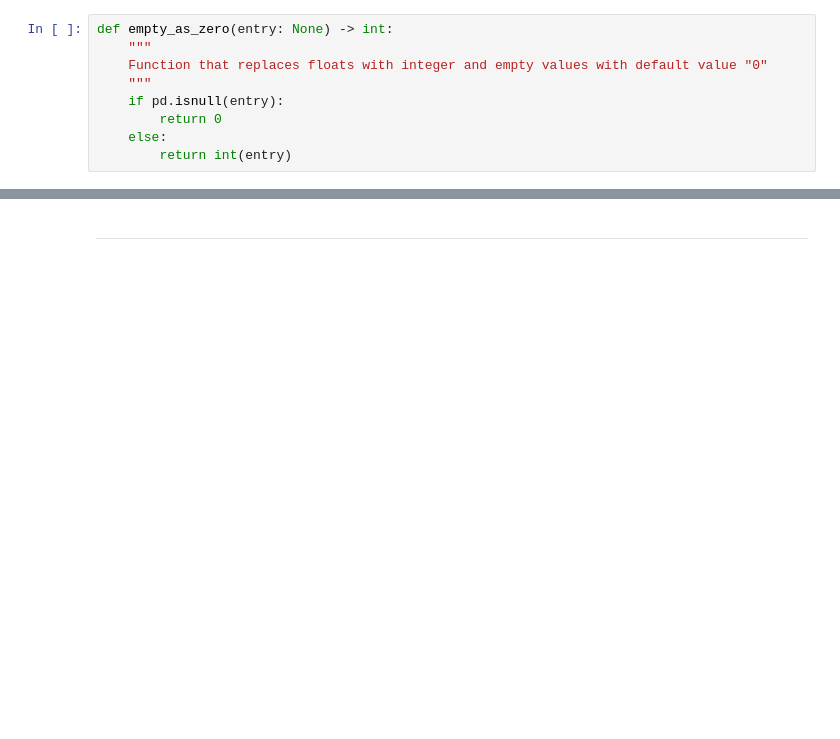
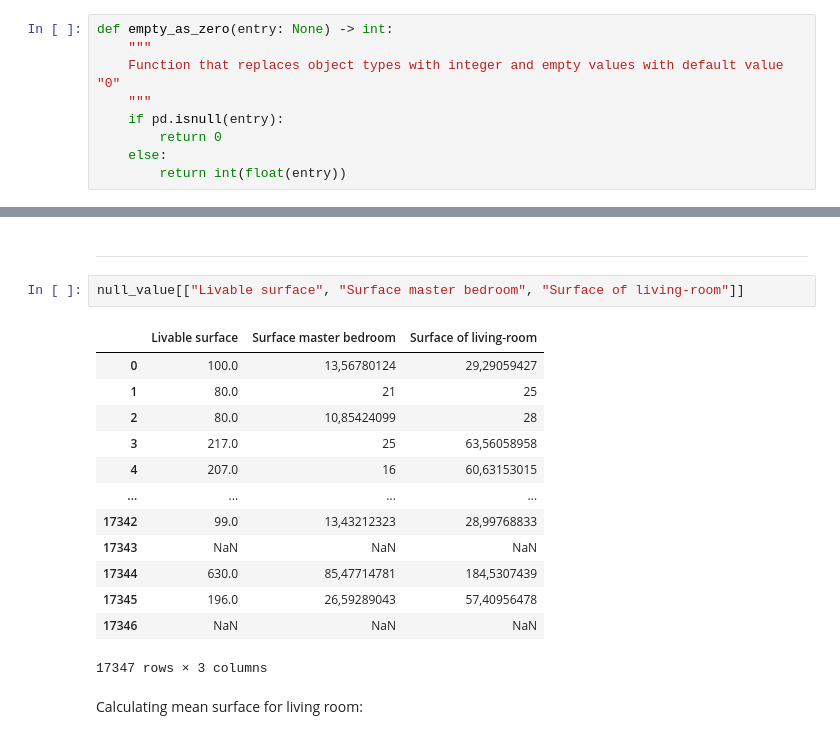
Before and after one commit to TonyAnciaux/Immo_Eliza_Regression, a Jupyter notebook: Feature_Engineering.ipynb, the cells around one changed output, grey strips where cells are left out. Cells and saved outputs as stored; diff of their text form; blank space fills up the shorter version.

```diff
--- a/Feature_Engineering.ipynb
+++ b/Feature_Engineering.ipynb
@@ -40,9 +35,9 @@ def empty_as_one(entry: None) -> int:
 # %%
 def empty_as_zero(entry: None) -> int:
     """
-    Function that replaces floats with integer and empty values with default value "0"
+    Function that replaces object types with integer and empty values with default value "0"
     """
     if pd.isnull(entry):
         return 0
     else:
-        return int(entry)
+        return int(float(entry))
@@ -351,3 +324,21 @@ null_value["Surface garden"] = null_value["Surface garden"].apply(empty_as_zero)
 df["Surface garden"] = null_value["Surface garden"]
 # %% [markdown]
 ---
+# %%
+null_value[["Livable surface", "Surface master bedroom", "Surface of living-room"]]
+# %% [output]
+|  | Livable surface | Surface master bedroom | Surface of living-room |
+| 0 | 100.0 | 13,56780124 | 29,29059427 |
+| 1 | 80.0 | 21 | 25 |
+| 2 | 80.0 | 10,85424099 | 28 |
+| 3 | 217.0 | 25 | 63,56058958 |
+| 4 | 207.0 | 16 | 60,63153015 |
+| ... | ... | ... | ... |
+| 17342 | 99.0 | 13,43212323 | 28,99768833 |
+| 17343 | NaN | NaN | NaN |
+| 17344 | 630.0 | 85,47714781 | 184,5307439 |
+| 17345 | 196.0 | 26,59289043 | 57,40956478 |
+| 17346 | NaN | NaN | NaN |
+17347 rows × 3 columns
+# %% [markdown]
+Calculating mean surface for living room:
```
Also changed, not shown: parts of 55 cells of this notebook, 2 other files.
